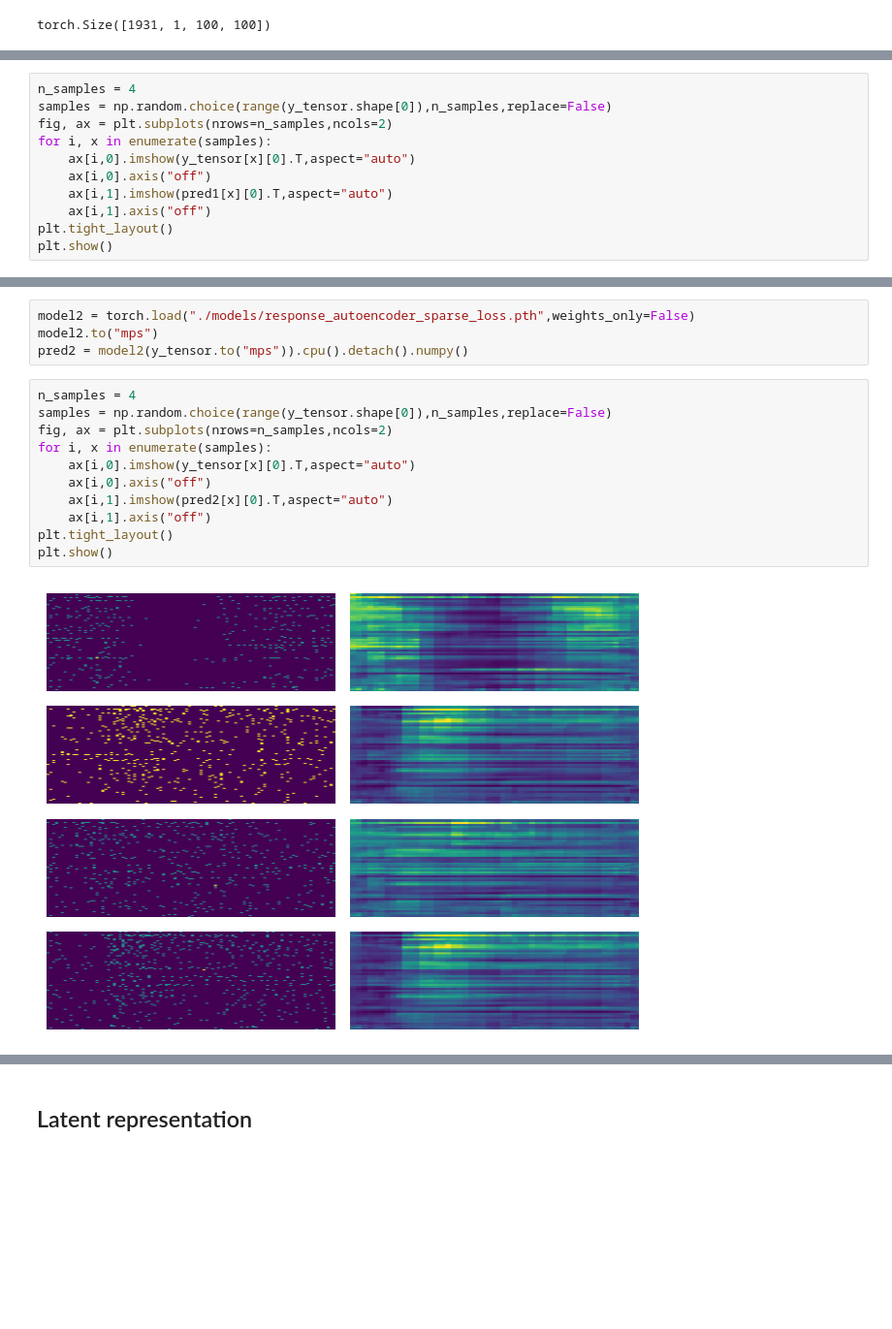
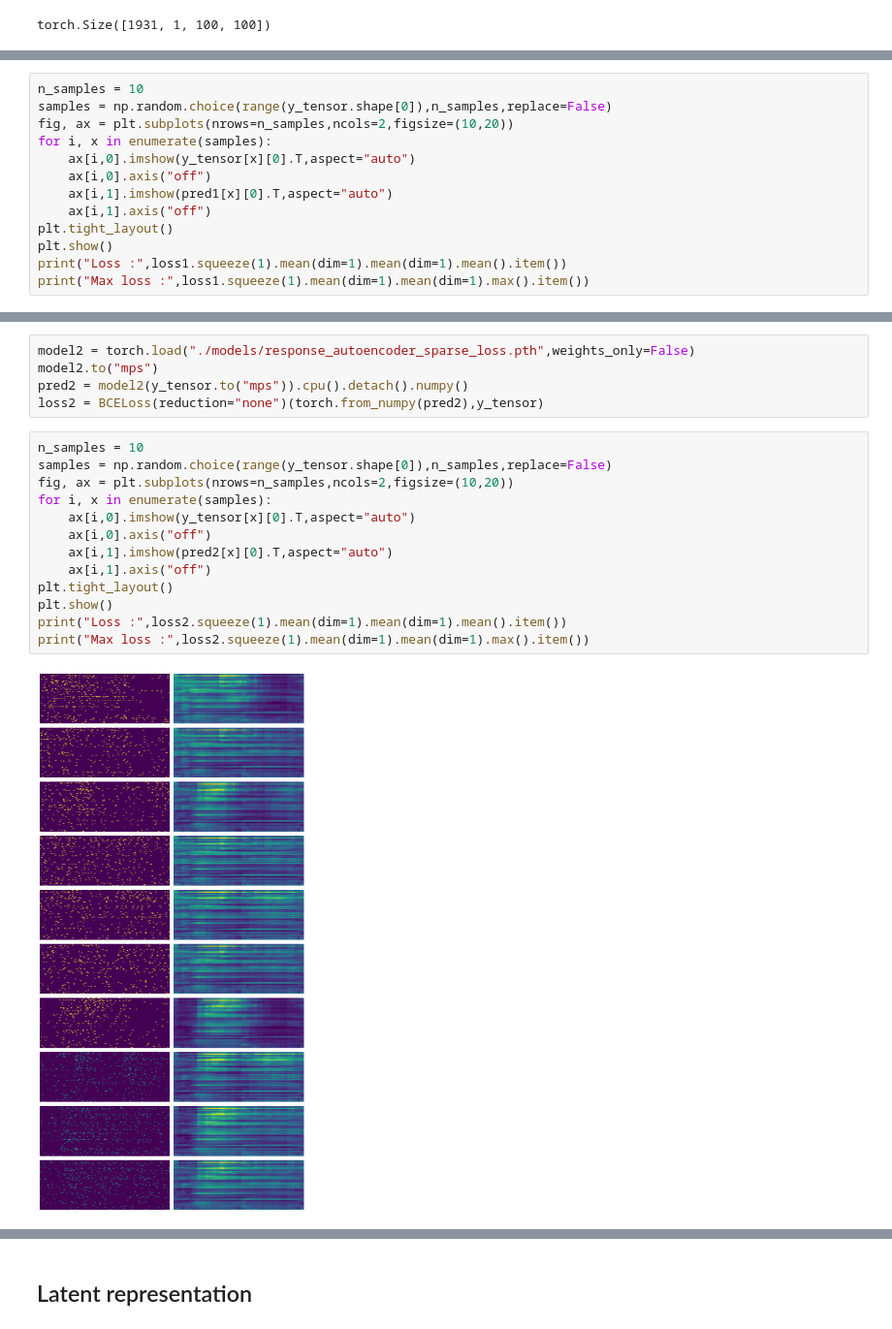
Before and after one commit to PhilSchoeb/ift-6168-project, a Jupyter notebook: dimensionality_reduction/autoencoder.ipynb, the cells around one changed output, grey strips where cells are left out. Shown at 97% size. Saved outputs shown, nothing was run; the diff lists cells and outputs as text; blank space fills up the shorter version.

```diff
--- a/dimensionality_reduction/autoencoder.ipynb
+++ b/dimensionality_reduction/autoencoder.ipynb
@@ -85,7 +87,7 @@ pred1 = model1(y_tensor.to("mps")).cpu().detach().numpy()
 # %%
-n_samples = 4
+n_samples = 10
 samples = np.random.choice(range(y_tensor.shape[0]),n_samples,replace=False)
-fig, ax = plt.subplots(nrows=n_samples,ncols=2)
+fig, ax = plt.subplots(nrows=n_samples,ncols=2,figsize=(10,20))
 for i, x in enumerate(samples):
     ax[i,0].imshow(y_tensor[x][0].T,aspect="auto")
     ax[i,0].axis("off")
@@ -93,4 +95,6 @@ for i, x in enumerate(samples):
     ax[i,1].axis("off")
 plt.tight_layout()
 plt.show()
+print("Loss :",loss1.squeeze(1).mean(dim=1).mean(dim=1).mean().item())
+print("Max loss :",loss1.squeeze(1).mean(dim=1).mean(dim=1).max().item())
 # %% [output]
@@ -99,16 +105,19 @@ plt.show()
 model2 = torch.load("./models/response_autoencoder_sparse_loss.pth",weights_only=False)
 model2.to("mps")
 pred2 = model2(y_tensor.to("mps")).cpu().detach().numpy()
+loss2 = BCELoss(reduction="none")(torch.from_numpy(pred2),y_tensor)
 # %%
-n_samples = 4
+n_samples = 10
 samples = np.random.choice(range(y_tensor.shape[0]),n_samples,replace=False)
-fig, ax = plt.subplots(nrows=n_samples,ncols=2)
+fig, ax = plt.subplots(nrows=n_samples,ncols=2,figsize=(10,20))
 for i, x in enumerate(samples):
     ax[i,0].imshow(y_tensor[x][0].T,aspect="auto")
     ax[i,0].axis("off")
     ax[i,1].imshow(pred2[x][0].T,aspect="auto")
     ax[i,1].axis("off")
 plt.tight_layout()
 plt.show()
+print("Loss :",loss2.squeeze(1).mean(dim=1).mean(dim=1).mean().item())
+print("Max loss :",loss2.squeeze(1).mean(dim=1).mean(dim=1).max().item())
 # %% [output]
-[figure, old version]
+[figure, new version]
```
Also changed, not shown: parts of 4 cells of this notebook.
